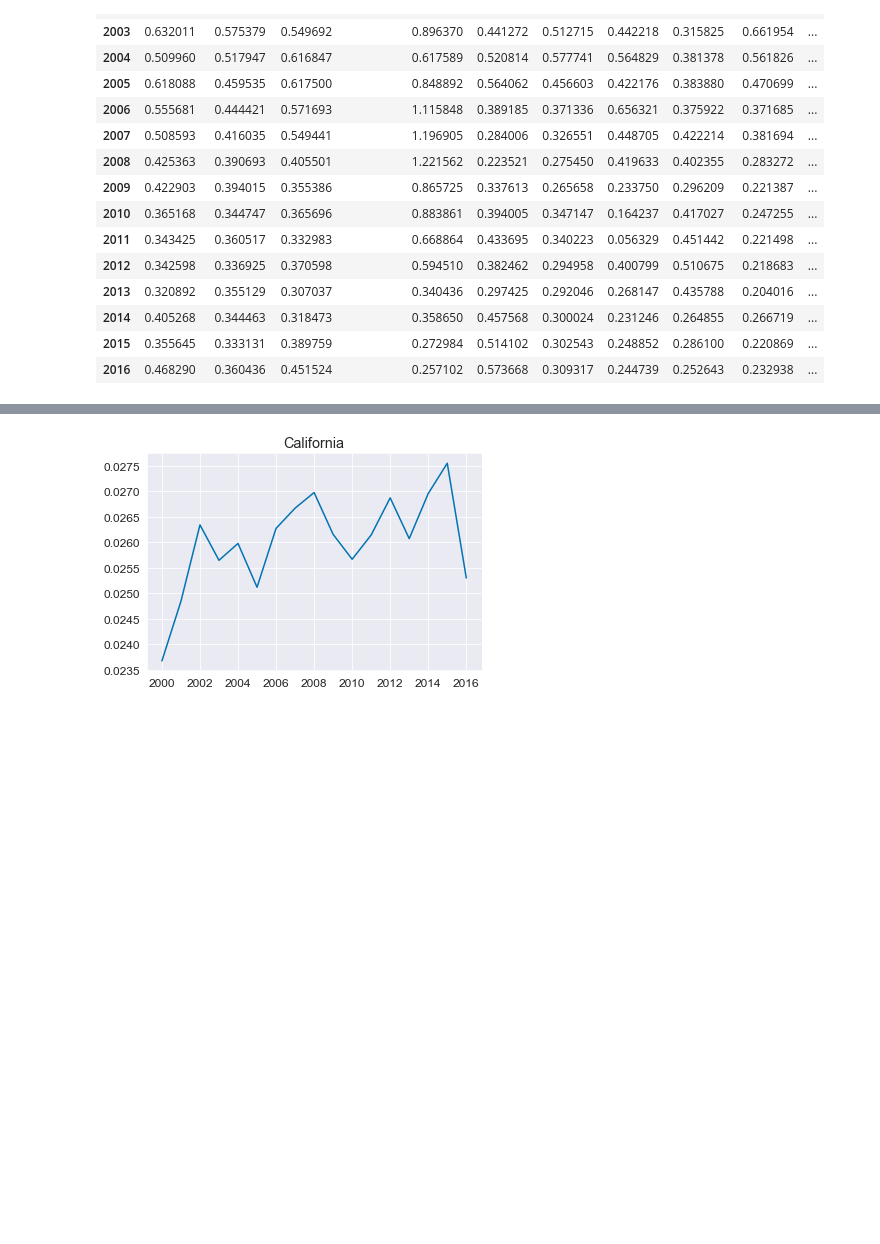
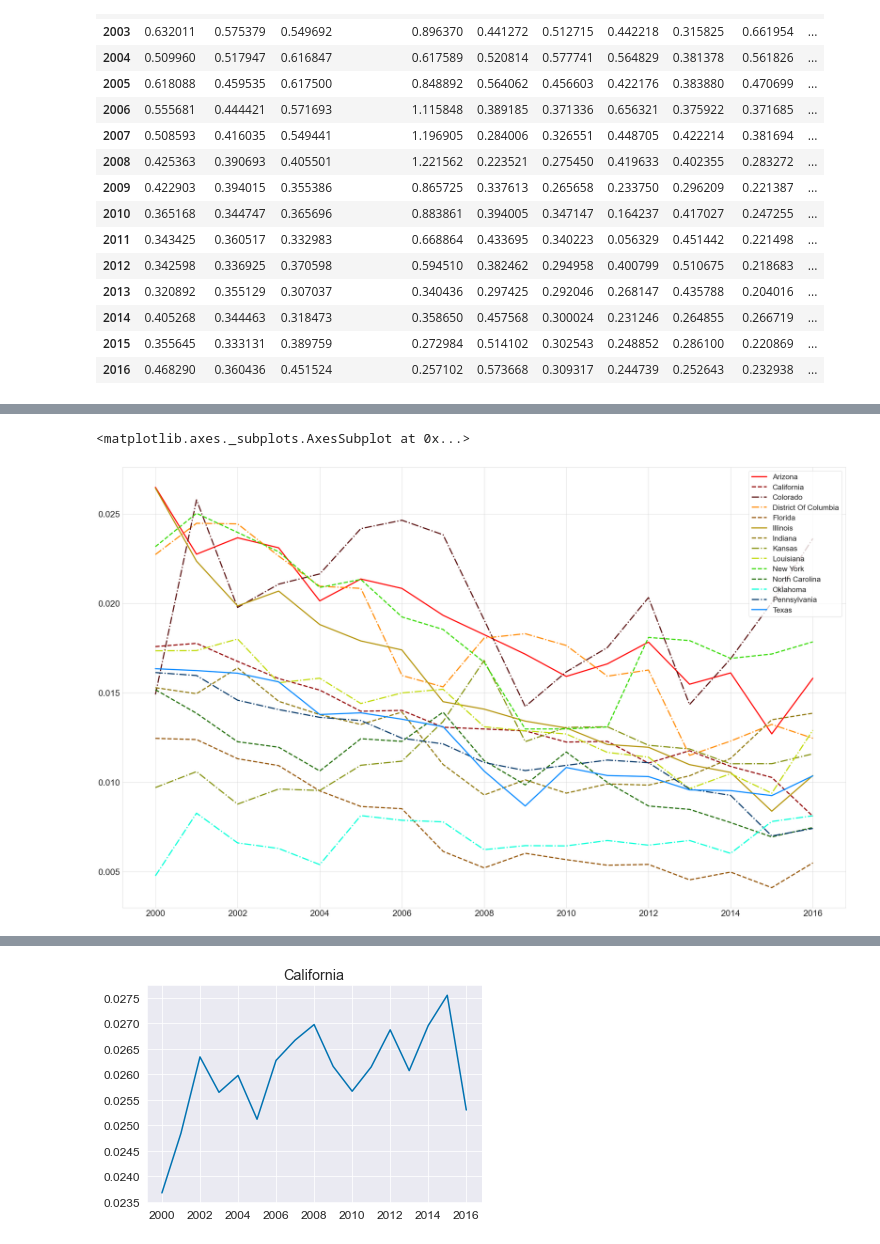
Before and after one commit to SehajS/pollution_data_analytics, a Jupyter notebook: notebook.ipynb, the cells around one changed output, grey strips where cells are left out. Saved outputs shown, nothing was run; the diff lists cells and outputs as text; code cells hidden in the pictures; blank space fills up the shorter version.

```diff
--- a/notebook.ipynb
+++ b/notebook.ipynb
@@ -319,0 +287,9 @@ co_df.plot(figsize=(40,25), color = plot_colors, linewidth=2.0)
+# %%
+# NO2
+sns.set_style("whitegrid")
+plot_colors = ['#ff0000', '#940606', '#5c1414', '#ff8c00', '#965709', '#b59509', '#91790c', '#84910c', '#c1db00', '#37db00', '#216e08', '#00ffd9', '#033b6b', '#0089ff']
+plot_line_styles = ['-', '--','-.', '-.', '--', '-', '--','-.', '-.', '--', '--','-.', '-.', '-']
+no2_df.plot(figsize=(40,25), color = plot_colors, linewidth=3.5, style = plot_line_styles)
+# %% [output]
+<matplotlib.axes._subplots.AxesSubplot at 0x...>
+[figure, added]
```
Also changed, not shown: parts of 13 cells of this notebook.
